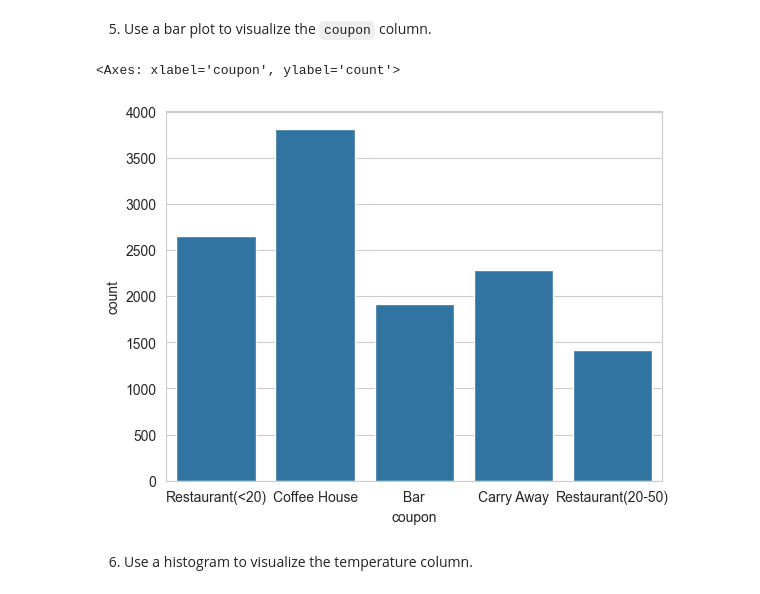
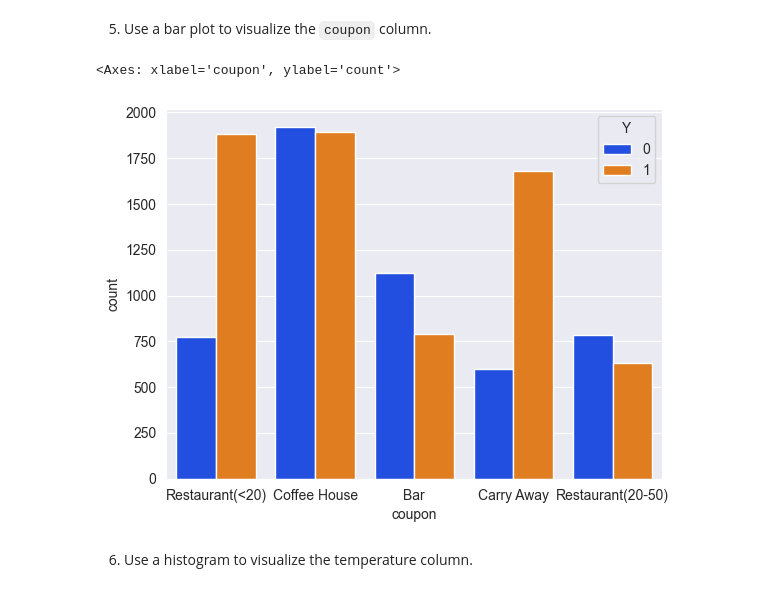
Before and after one commit to geo-rge-li/uci-coupon-analysis, a Jupyter notebook: prompt.ipynb, the cells around one changed output. Cells and saved outputs as stored; diff of their text form; code cells hidden in the pictures.

Commit message:
better looking histogram and bar plot

```diff
--- a/prompt.ipynb
+++ b/prompt.ipynb
@@ -172,9 +172,9 @@ print(df[df['Y'] == 1].size / df.size)
 # %% [markdown]
 5. Use a bar plot to visualize the `coupon` column.
 # %%
-sns.countplot(df, x="coupon")
+sns.countplot(df, x="coupon", hue="Y", palette='bright', alpha = 1)
 # %% [output]
 <Axes: xlabel='coupon', ylabel='count'>
-[figure, old version]
+[figure, new version]
 # %% [markdown]
 6. Use a histogram to visualize the temperature column.
```
Also changed, not shown: parts of 1 cell of this notebook.
